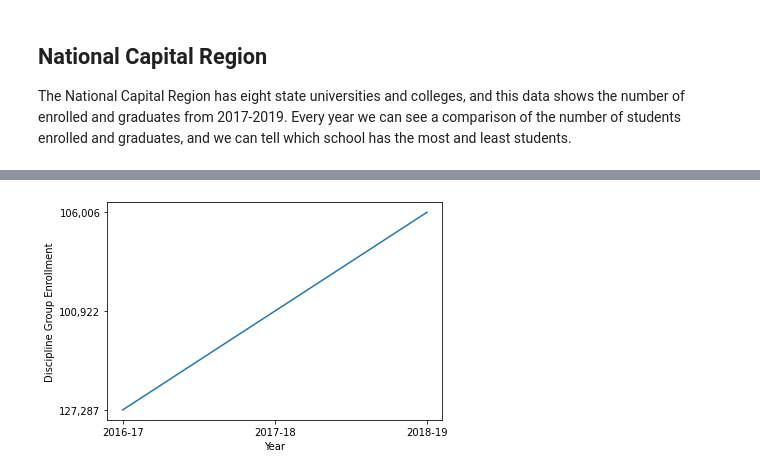
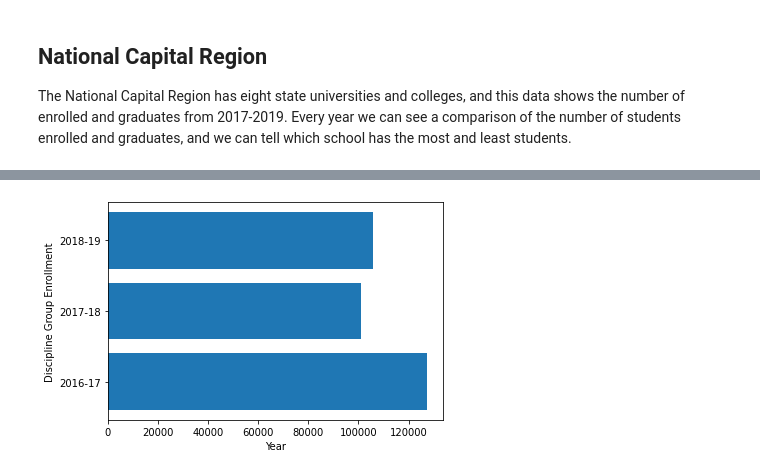
Before and after one commit to GlennBSIT3205/IT-BA-3205_Coalesce, a Jupyter notebook: Education in the Philippines Visualization.ipynb, the cells around one changed output, grey strips where cells are left out. Cells and saved outputs as stored; diff of their text form; code cells hidden in the pictures.

```diff
--- a/Education in the Philippines Visualization.ipynb
+++ b/Education in the Philippines Visualization.ipynb
@@ -246,14 +246,15 @@ display(df.iloc[87:95])
 | 93 | NaN | Technological University of the P... | NaN | 16,454 | 19,527 | 18,890 | 5,645 | ... |
 | 94 | NaN | University of the Philippines | NaN | 57,403 | 57,139 | 57,387 | 9,427 | ... |
 # %%
-from matplotlib import pyplot as plt
+import matplotlib.pyplot as plt
+import numpy as np
 
-xpoints = ["2016-17","2017-18","2018-19"]
-ypoints = ["127,287","100,922","106,006"]
+xpoints =np.array(["2016-17","2017-18","2018-19"])
+ypoints =np.array([127287,100922,106006])
 
-plt.plot(xpoints, ypoints)
+plt.barh(xpoints, ypoints)
 plt.xlabel("Year")
 plt.ylabel("Discipline Group Enrollment")
 plt.show()
 # %% [output]
-[figure, old version]
+[figure, new version]
```
